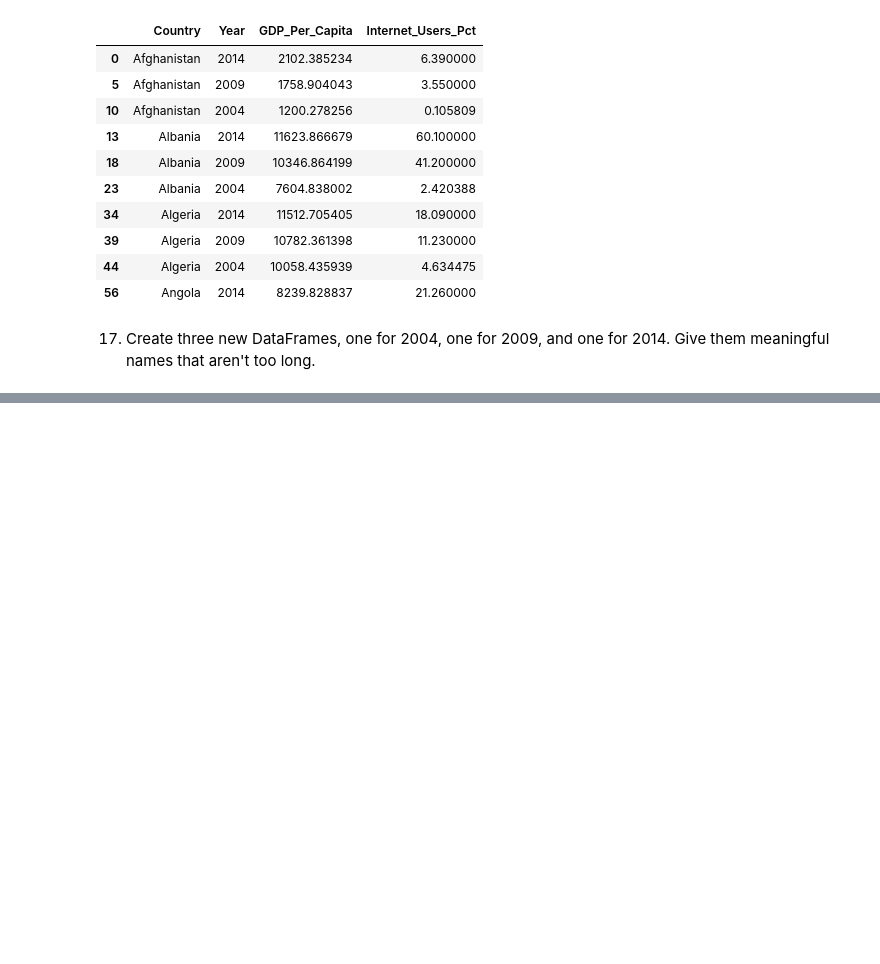
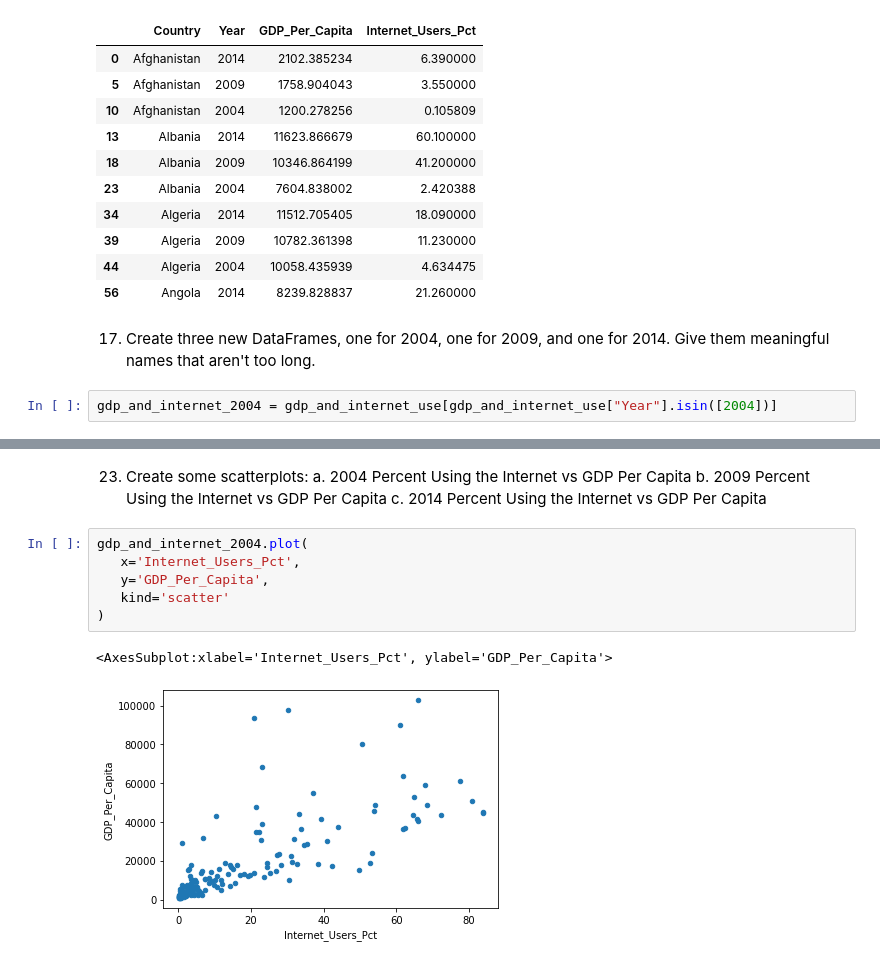
Before and after one commit to NSS-Data-Analytics-Cohort-7/gdp-and-internet-usage-csider0317, a Jupyter notebook: Notebooks/gdpproject.ipynb, the cells around one changed output, grey strips where cells are left out. Saved outputs shown, nothing was run; the diff lists cells and outputs as text; blank space fills up the shorter version.

```diff
--- a/Notebooks/gdpproject.ipynb
+++ b/Notebooks/gdpproject.ipynb
@@ -220,3 +220,5 @@ gdp_and_internet_use.head(10)
 | 56 | Angola | 2014 | 8239.828837 | 21.260000 |
 # %% [markdown]
 17. Create three new DataFrames, one for 2004, one for 2009, and one for 2014. Give them meaningful names that aren't too long.
+# %%
+gdp_and_internet_2004 = gdp_and_internet_use[gdp_and_internet_use["Year"].isin([2004])]
@@ -222,0 +284,14 @@ gdp_and_internet_use.head(10)
+# %% [markdown]
+23. Create some scatterplots:
+a. 2004 Percent Using the Internet vs GDP Per Capita
+b. 2009 Percent Using the Internet vs GDP Per Capita
+c. 2014 Percent Using the Internet vs GDP Per Capita
+# %%
+gdp_and_internet_2004.plot(
+   x='Internet_Users_Pct',
+   y='GDP_Per_Capita',
+   kind='scatter'
+)
+# %% [output]
+<AxesSubplot:xlabel='Internet_Users_Pct', ylabel='GDP_Per_Capita'>
+[figure, added]
```
Also changed, not shown: parts of 21 cells of this notebook.
